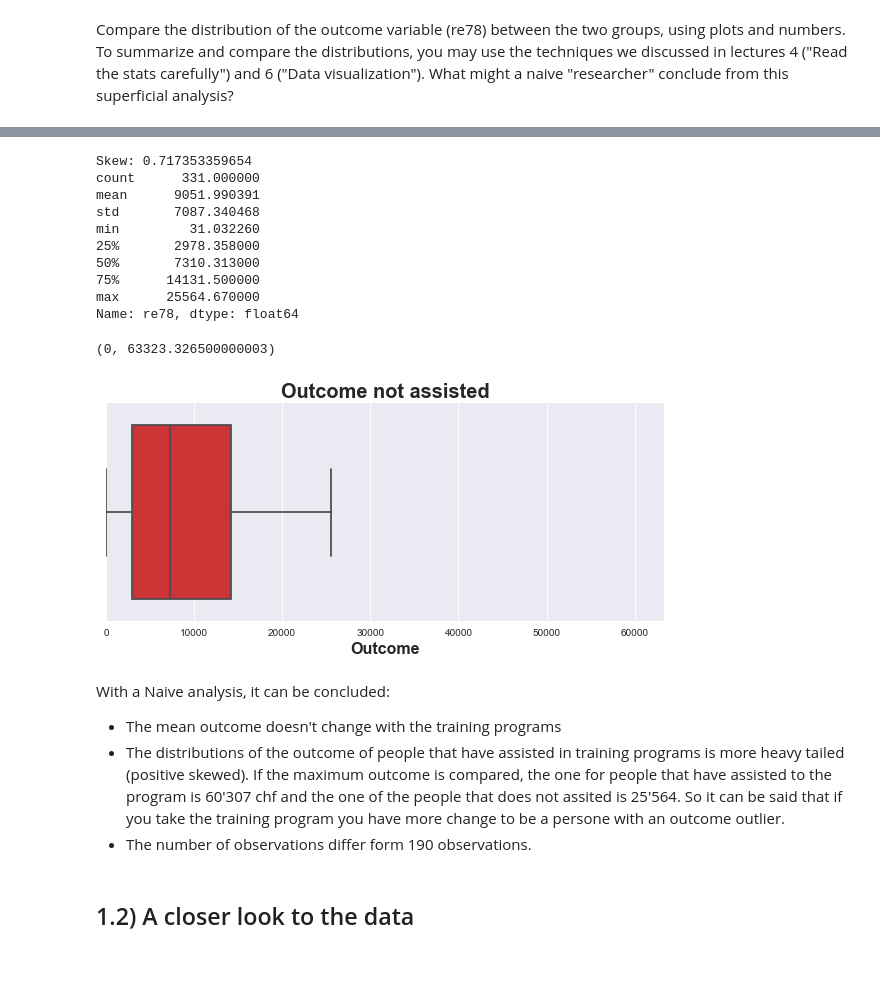
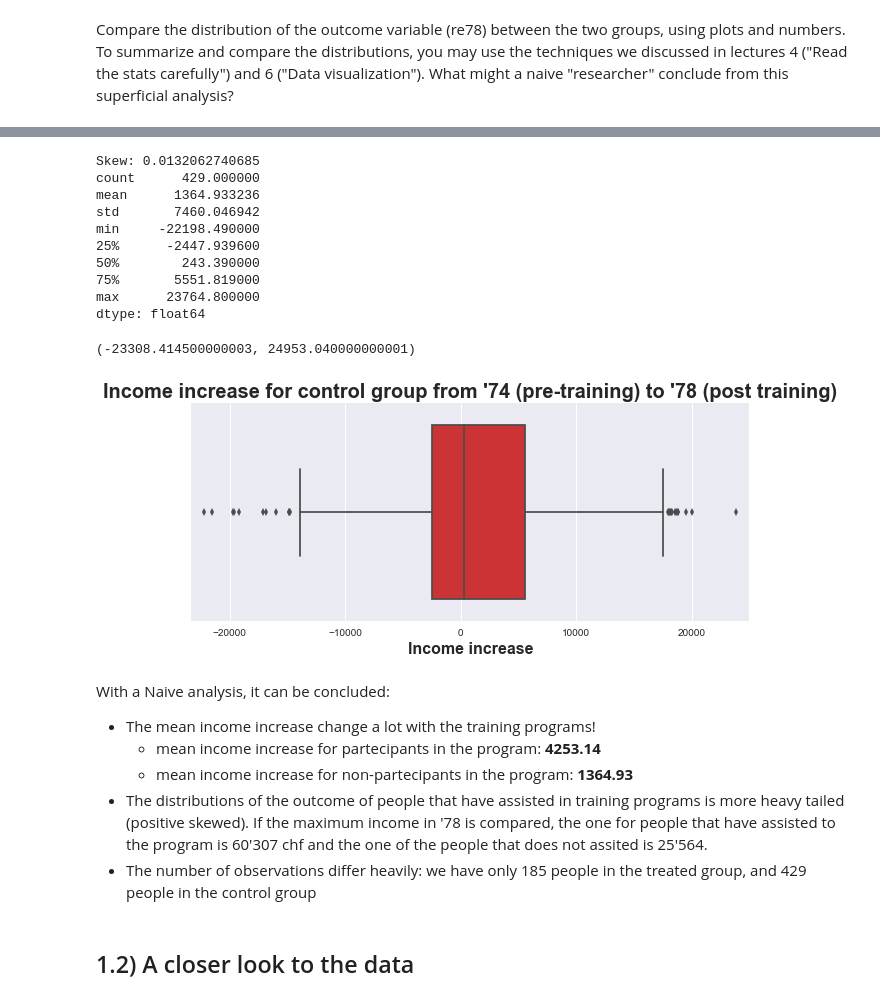
Before and after one commit to LucaZampieri/ADA_homework_LMX, a Jupyter notebook: 04 - Applied ML/Homework_04.ipynb, the cells around one changed output, grey strips where cells are left out. Cells and saved outputs as stored; diff of their text form; code cells hidden in the pictures; blank space fills up the shorter version.

```diff
--- a/04 - Applied ML/Homework_04.ipynb
+++ b/04 - Applied ML/Homework_04.ipynb
@@ -138,0 +152,3 @@ What might a naive "researcher" conclude from this superficial analysis?
+# %%
+control_df = df[df.treat == 0]
+control_df.describe()
@@ -138,0 +180,12 @@ What might a naive "researcher" conclude from this superficial analysis?
+# %%
+# Visualizing distributions
+income_increase_treatment = treat_df.re78-treat_df.re74
+income_increase_control = control_df.re78-control_df.re74
+
+plt.figure(figsize=(15,7))
+# plotting the distribution of the income increase for treatment group
+ax1 = sns.distplot(income_increase_treatment, kde=True, color="g")
+ax1.set_ylabel('# of people', fontsize=16).set_weight('bold')
+ax1.set_xlabel('Outcome', fontsize=16).set_weight('bold')
+# plotting the distribution of the income increase for control group
+ax2 = sns.distplot(income_increase_control, kde=True, color="r")
@@ -179,30 +232,34 @@ Name: re78, dtype: float64
 # %%
 # Stats for people who don't participated to the training program
-print('Skew:', nonpart.skew())
-print(nonpart.describe())
+print('Skew:', income_increase_control.skew())
+print(income_increase_control.describe())
+maxvalue = np.max(income_increase_control) * 1.05
+minvalue = np.min(income_increase_control) * 1.05
 plt.figure(figsize=(10,4))
-ax1 = sns.boxplot(x=nonpart, palette="Set1")
-plt.title('Outcome not assisted', fontsize=20).set_weight('bold')
-ax1.set_xlabel('Outcome', fontsize=16).set_weight('bold')
-plt.xlim(0, maxvalue)
+ax1 = sns.boxplot(x=income_increase_control, palette="Set1")
+plt.title('Income increase for control group from \'74 (pre-training) to \'78 (post training)', fontsize=20).set_weight('bold')
+ax1.set_xlabel('Income increase', fontsize=16).set_weight('bold')
+plt.xlim(minvalue, maxvalue)
 # %% [output]
-Skew: 0.717353359654
-count      331.000000
-mean      9051.990391
-std       7087.340468
-min         31.032260
-25%       2978.358000
-50%       7310.313000
-75%      14131.500000
-max      25564.670000
-Name: re78, dtype: float64
+Skew: 0.0132062740685
+count      429.000000
+mean      1364.933236
+std       7460.046942
+min     -22198.490000
+25%      -2447.939600
+50%        243.390000
+75%       5551.819000
+max      23764.800000
+dtype: float64
-(0, 63323.326500000003)
+(-23308.414500000003, 24953.040000000001)
-[figure, old version]
+[figure, new version]
 # %% [markdown]
 With a Naive analysis, it can be concluded:
-- The mean outcome doesn't change with the training programs
-- The distributions of the outcome of people that have assisted in training programs is more heavy tailed (positive skewed). If the maximum outcome is compared, the one for people that have assisted to the program is 60'307 chf and the one of the people that does not assited is 25'564. So it can be said that if you take the training program you have more change to be a persone with an outcome outlier.
-- The number of observations differ form 190 observations.
+- The mean income increase change a lot with the training programs!
+    * mean income increase for partecipants in the program: **4253.14**
+    * mean income increase for non-partecipants in the program: **1364.93**
+- The distributions of the outcome of people that have assisted in training programs is more heavy tailed (positive skewed). If the maximum income in '78 is compared, the one for people that have assisted to the program is 60'307 chf and the one of the people that does not assited is 25'564.
+- The number of observations differ heavily: we have only 185 people in the treated group, and 429 people in the control group
 # %% [markdown]
 ## 1.2) A closer look to the data
 # %% [markdown]
```
Also changed, not shown: parts of 24 cells of this notebook.
